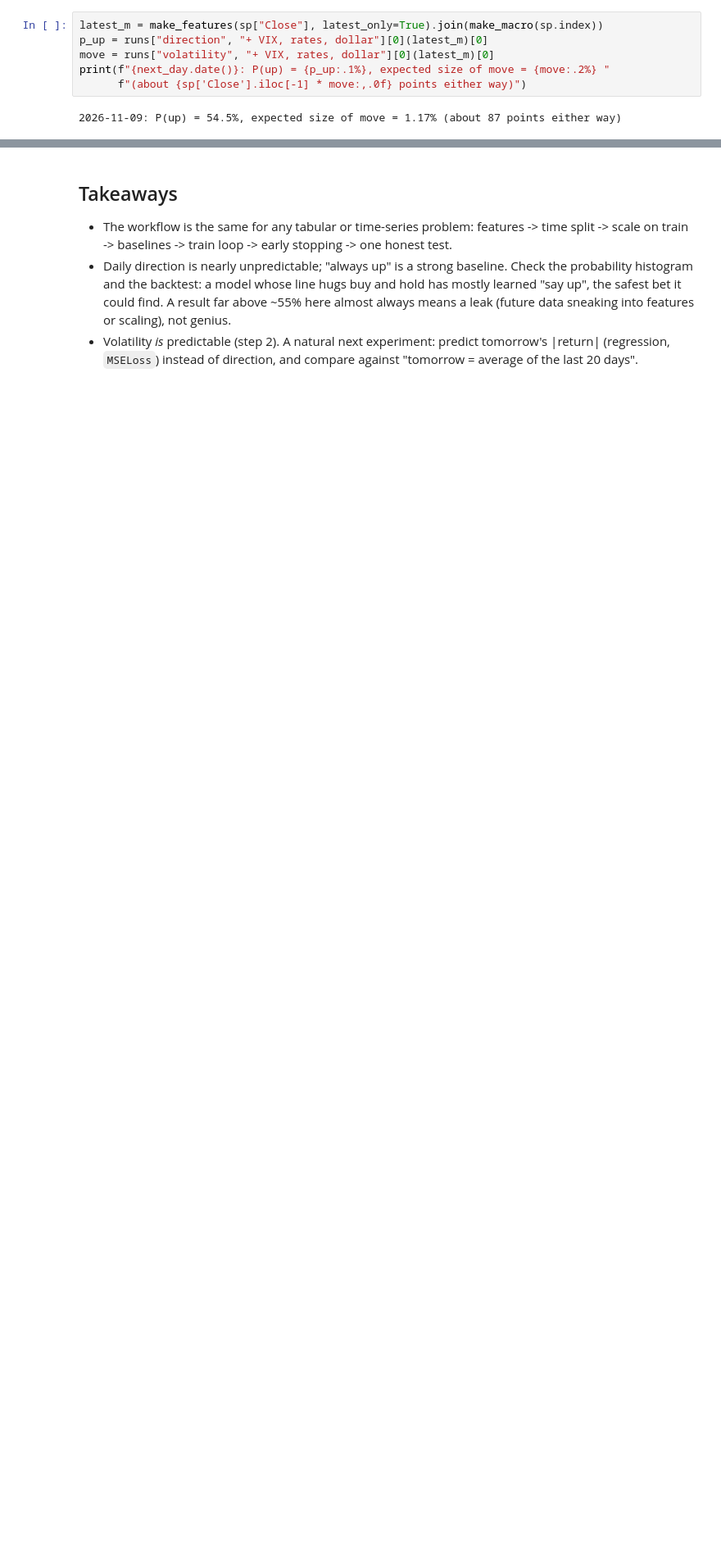
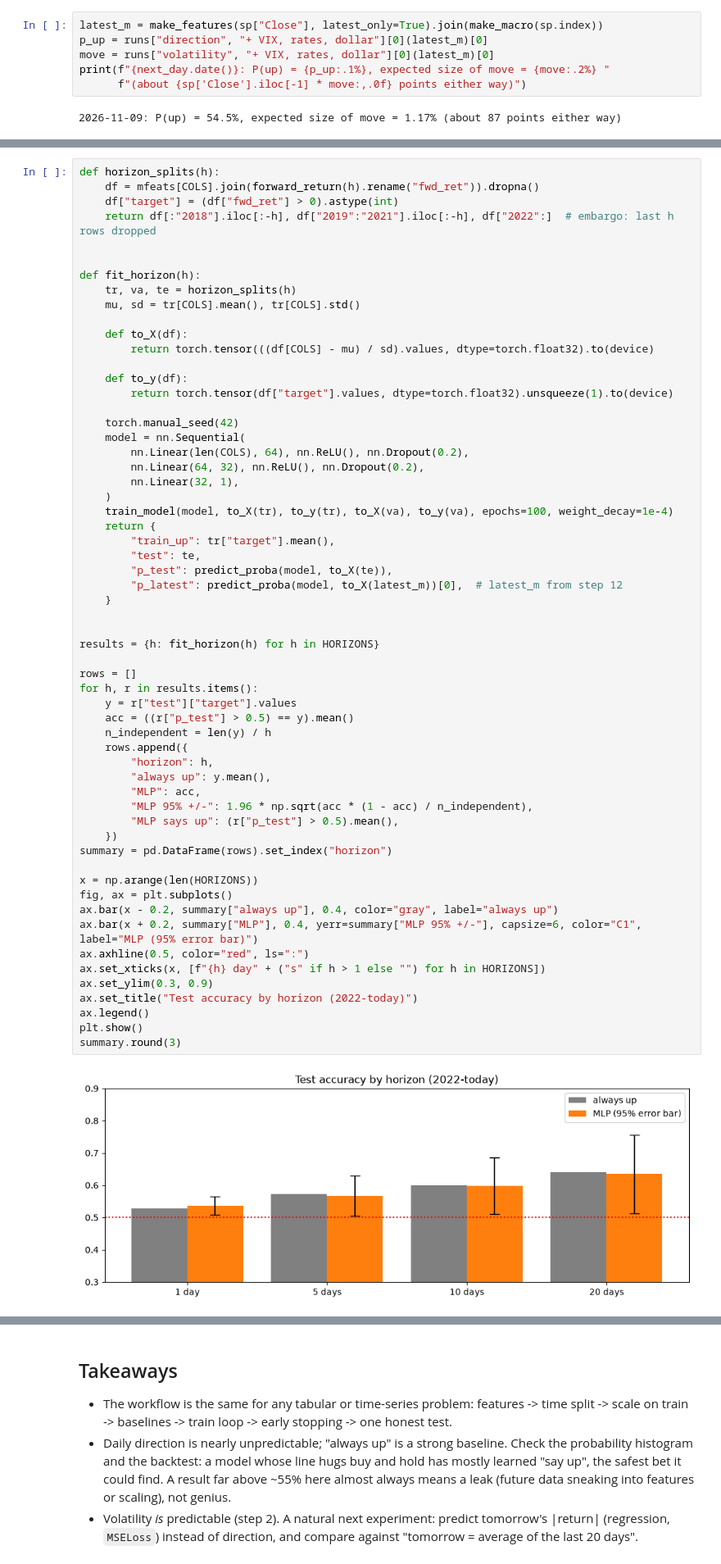
Before and after one commit to zaxovaiko/machine-learning, a Jupyter notebook: neural_networks/market_direction/market_direction.ipynb, the cells around one changed output, grey strips where cells are left out. Shown at 82% size. Drawn from its saved outputs; the diff is of its cells as text; blank space fills up the shorter version.

```diff
--- a/neural_networks/market_direction/market_direction.ipynb
+++ b/neural_networks/market_direction/market_direction.ipynb
@@ -842,0 +873,61 @@ print(f"{next_day.date()}: P(up) = {p_up:.1%}, expected size of move = {move:.2%
+# %%
+def horizon_splits(h):
+    df = mfeats[COLS].join(forward_return(h).rename("fwd_ret")).dropna()
+    df["target"] = (df["fwd_ret"] > 0).astype(int)
+    return df[:"2018"].iloc[:-h], df["2019":"2021"].iloc[:-h], df["2022":]  # embargo: last h rows dropped
+
+
+def fit_horizon(h):
+    tr, va, te = horizon_splits(h)
+    mu, sd = tr[COLS].mean(), tr[COLS].std()
+
+    def to_X(df):
+        return torch.tensor(((df[COLS] - mu) / sd).values, dtype=torch.float32).to(device)
+
+    def to_y(df):
+        return torch.tensor(df["target"].values, dtype=torch.float32).unsqueeze(1).to(device)
+
+    torch.manual_seed(42)
+    model = nn.Sequential(
+        nn.Linear(len(COLS), 64), nn.ReLU(), nn.Dropout(0.2),
+        nn.Linear(64, 32), nn.ReLU(), nn.Dropout(0.2),
+        nn.Linear(32, 1),
+    )
+    train_model(model, to_X(tr), to_y(tr), to_X(va), to_y(va), epochs=100, weight_decay=1e-4)
+    return {
+        "train_up": tr["target"].mean(),
+        "test": te,
+        "p_test": predict_proba(model, to_X(te)),
+        "p_latest": predict_proba(model, to_X(latest_m))[0],  # latest_m from step 12
+    }
+
+
+results = {h: fit_horizon(h) for h in HORIZONS}
+
+rows = []
+for h, r in results.items():
+    y = r["test"]["target"].values
+    acc = ((r["p_test"] > 0.5) == y).mean()
+    n_independent = len(y) / h
+    rows.append({
+        "horizon": h,
+        "always up": y.mean(),
+        "MLP": acc,
+        "MLP 95% +/-": 1.96 * np.sqrt(acc * (1 - acc) / n_independent),
+        "MLP says up": (r["p_test"] > 0.5).mean(),
+    })
+summary = pd.DataFrame(rows).set_index("horizon")
+
+x = np.arange(len(HORIZONS))
+fig, ax = plt.subplots()
+ax.bar(x - 0.2, summary["always up"], 0.4, color="gray", label="always up")
+ax.bar(x + 0.2, summary["MLP"], 0.4, yerr=summary["MLP 95% +/-"], capsize=6, color="C1", label="MLP (95% error bar)")
+ax.axhline(0.5, color="red", ls=":")
+ax.set_xticks(x, [f"{h} day" + ("s" if h > 1 else "") for h in HORIZONS])
+ax.set_ylim(0.3, 0.9)
+ax.set_title("Test accuracy by horizon (2022-today)")
+ax.legend()
+plt.show()
+summary.round(3)
+# %% [output]
+[figure, added]
```
Also changed, not shown: parts of 5 cells of this notebook.
